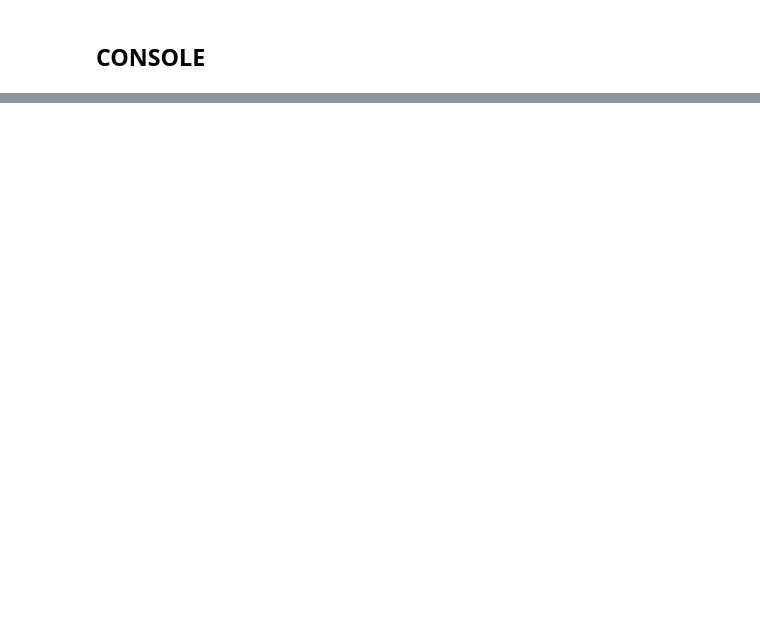
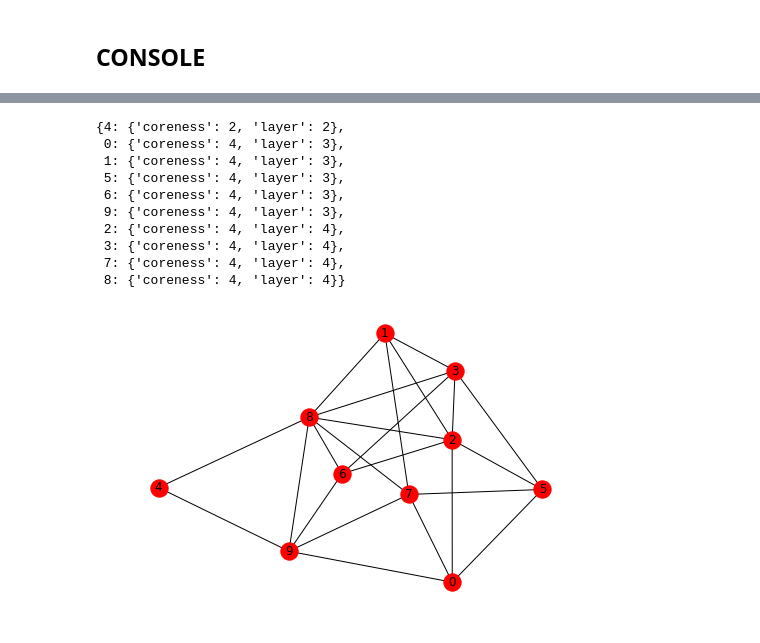
Before and after one commit to ta-rekt/motif-discovery, a Jupyter notebook: src/scratch.ipynb, the cells around one changed output, grey strips where cells are left out. Saved outputs shown, nothing was run; the diff lists cells and outputs as text; code cells hidden in the pictures; blank space fills up the shorter version.

```diff
--- a/src/scratch.ipynb
+++ b/src/scratch.ipynb
@@ -117,0 +81,20 @@ M = fn.symmetryConditions(autH2)
+# %%
+F = nx.fast_gnp_random_graph(10, 0.5, seed = 1)
+
+F2 = nx.Graph()
+F2.add_nodes_from(F.nodes())
+F2.add_edges_from([i for i in nx.non_edges(F)])
+nx.draw_spring(F2, with_labels=True)
+fn.onionDecompose(F2)
+# %% [output]
+{4: {'coreness': 2, 'layer': 2},
+ 0: {'coreness': 4, 'layer': 3},
+ 1: {'coreness': 4, 'layer': 3},
+ 5: {'coreness': 4, 'layer': 3},
+ 6: {'coreness': 4, 'layer': 3},
+ 9: {'coreness': 4, 'layer': 3},
+ 2: {'coreness': 4, 'layer': 4},
+ 3: {'coreness': 4, 'layer': 4},
+ 7: {'coreness': 4, 'layer': 4},
+ 8: {'coreness': 4, 'layer': 4}}
+[figure, added]
```
Also changed, not shown: parts of 14 cells of this notebook, 1 other file.
